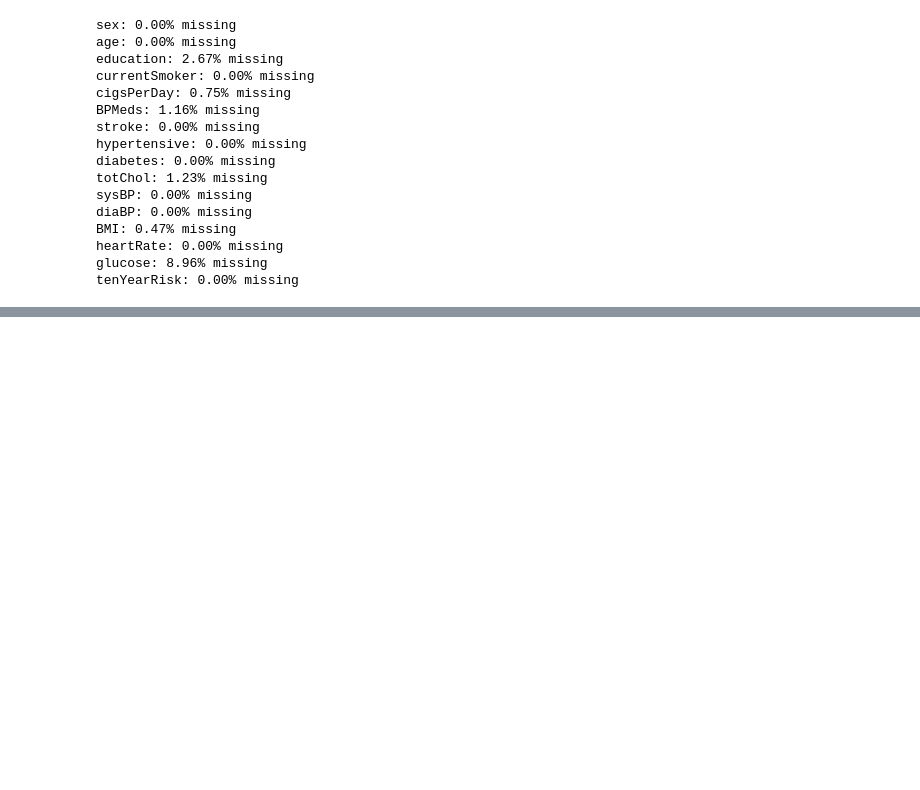
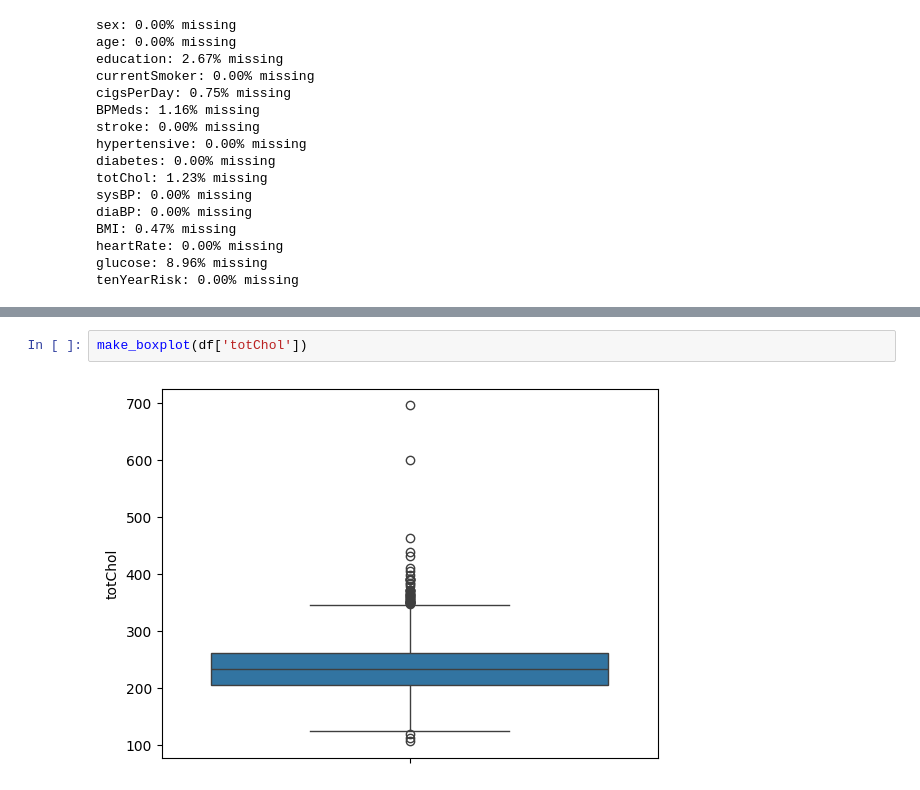
Before and after one commit to kelseymatsik/project_chd, a Jupyter notebook: data_cleaning.ipynb, the cells around one changed output, grey strips where cells are left out. Drawn from its saved outputs; the diff is of its cells as text; blank space fills up the shorter version.

```diff
--- a/data_cleaning.ipynb
+++ b/data_cleaning.ipynb
@@ -201,0 +226,4 @@ totChol_missing = df[df['totChol'].isnull()]
+# %%
+make_boxplot(df['totChol'])
+# %% [output]
+[figure, added]
```
Also changed, not shown: parts of 22 cells of this notebook.
